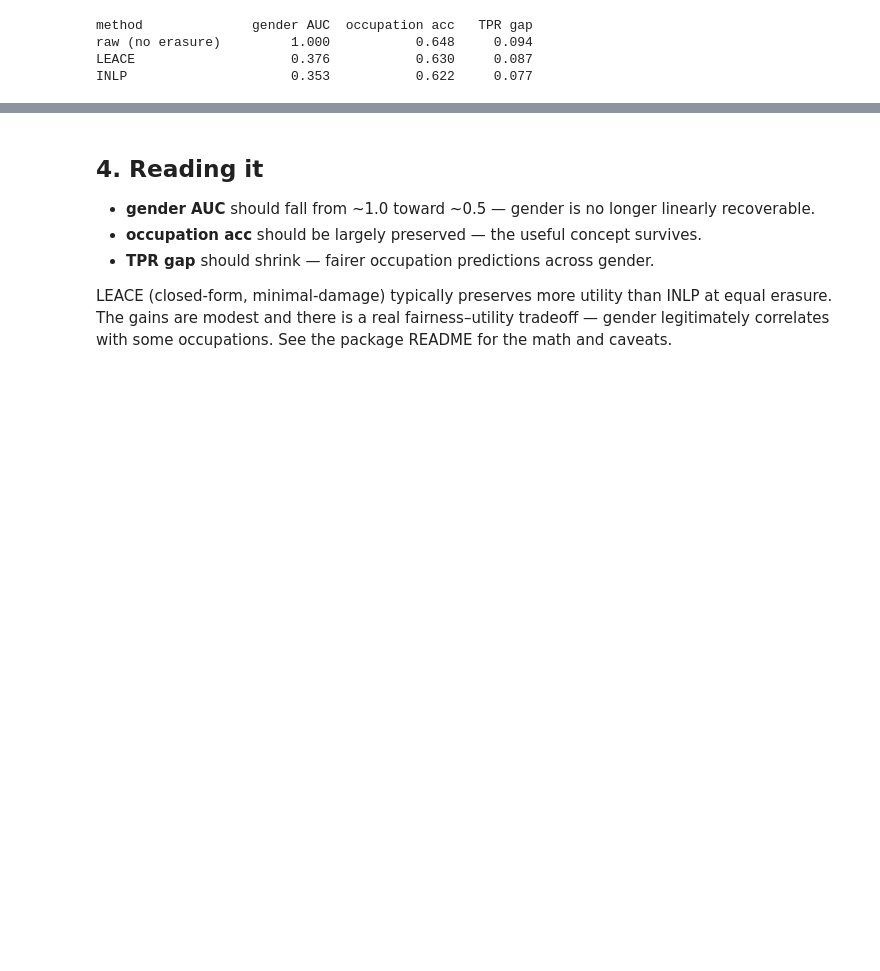
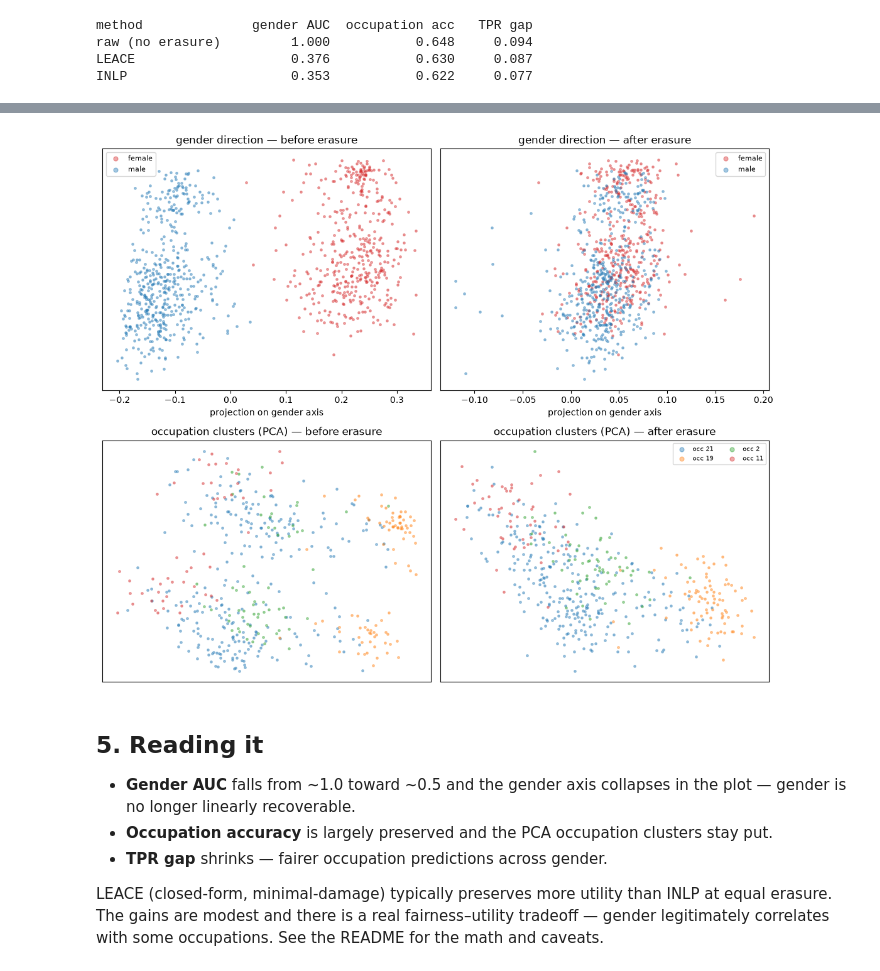
Before and after one commit to cowana-ai/jevu, a Jupyter notebook: examples/bias_in_bios.ipynb, the cells around one changed output, grey strips where cells are left out. Cells and saved outputs as stored; diff of their text form; code cells hidden in the pictures; blank space fills up the shorter version.

```diff
--- a/examples/bias_in_bios.ipynb
+++ b/examples/bias_in_bios.ipynb
@@ -120,15 +120,18 @@ def occ_metrics(Xtr_, Xte_):
 results = []
 acc, gap = occ_metrics(X[tr], X[te])
 results.append(('raw (no erasure)', concept_auc(X, female_true), acc, gap))
-for name, Eraser in [('LEACE', LeaceEraser), ('INLP', InlpEraser)]:
-    er = Eraser().fit(X[tr], jev_female[tr])           # erase using JEV labels (label-free method)
-    Xd = er.transform(X)                               # apply the learned transform to all rows
+scrubbed = {}
+for name, method in [('LEACE', 'leace'), ('INLP', 'inlp')]:
+    scr = ConceptScrubber(method=method)
+    scr.fit(embeddings=X[tr], labels=jev_female[tr])   # erase using JEV labels (label-free)
+    Xd = scr.transform(embeddings=X)                   # apply to all rows
+    scrubbed[name] = Xd
     acc, gap = occ_metrics(Xd[tr], Xd[te])
     results.append((name, concept_auc(Xd, female_true), acc, gap))
 
 print(f"{'method':<18}{'gender AUC':>12}{'occupation acc':>16}{'TPR gap':>10}")
-for name, auc, acc, gap in results:
-    print(f"{name:<18}{auc:>12.3f}{acc:>16.3f}{gap:>10.3f}")
+for n, a, ac, gp in results:
+    print(f"{n:<18}{a:>12.3f}{ac:>16.3f}{gp:>10.3f}")
 # %% [output]
 method              gender AUC  occupation acc   TPR gap
 raw (no erasure)         1.000           0.648     0.094
@@ -137,10 +146,40 @@ INLP                     0.353           0.622     0.077
+# %%
+X_before, X_after = X, scrubbed['LEACE']
+
+# gender axis = direction a probe uses to read gender; vertical axis = 1st PC (for spread)
+u = LogisticRegression(max_iter=2000).fit(X_before, female_true).coef_[0]; u = u / np.linalg.norm(u)
+pc1 = PCA(n_components=1, random_state=SEED).fit_transform(X_before)[:, 0]
+pca2 = PCA(n_components=2, random_state=SEED).fit(X_before)           # fit once -> comparable axes
+PB, PA = pca2.transform(X_before), pca2.transform(X_after)
+vals, counts = np.unique(prof, return_counts=True); top = vals[np.argsort(-counts)[:4]]
+
+fig, ax = plt.subplots(2, 2, figsize=(11, 9))
+for col, (M, ttl) in enumerate([(X_before, 'before'), (X_after, 'after')]):
+    xg = M @ u
+    for gv, lab, c in [(1, 'female', 'tab:red'), (0, 'male', 'tab:blue')]:
+        m = female_true == gv
+        ax[0, col].scatter(xg[m], pc1[m], s=6, alpha=0.4, c=c, label=lab)
+    ax[0, col].set_title(f'gender direction — {ttl} erasure')
+    ax[0, col].set_xlabel('projection on gender axis'); ax[0, col].set_yticks([])
+    ax[0, col].legend(markerscale=2, fontsize=8)
+for col, (P, ttl) in enumerate([(PB, 'before'), (PA, 'after')]):
+    for t in top:
+        m = prof == t
+        ax[1, col].scatter(P[m, 0], P[m, 1], s=6, alpha=0.4, label=f'occ {t}')
+    ax[1, col].set_title(f'occupation clusters (PCA) — {ttl} erasure')
+    ax[1, col].set_xticks([]); ax[1, col].set_yticks([])
+ax[1, 1].legend(fontsize=7, markerscale=2, ncol=2)
+plt.tight_layout(); plt.show()
+# %% [output]
+[figure, added]
 # %% [markdown]
-## 4. Reading it
+## 5. Reading it
 
-- **gender AUC** should fall from ~1.0 toward ~0.5 — gender is no longer linearly recoverable.
-- **occupation acc** should be largely preserved — the useful concept survives.
-- **TPR gap** should shrink — fairer occupation predictions across gender.
+- **Gender AUC** falls from ~1.0 toward ~0.5 and the gender axis collapses in the plot — gender is no
+  longer linearly recoverable.
+- **Occupation accuracy** is largely preserved and the PCA occupation clusters stay put.
+- **TPR gap** shrinks — fairer occupation predictions across gender.
 
 LEACE (closed-form, minimal-damage) typically preserves more utility than INLP at equal erasure.
 The gains are modest and there is a real fairness–utility tradeoff — gender legitimately correlates
-with some occupations. See the package README for the math and caveats.
+with some occupations. See the README for the math and caveats.
```
Also changed, not shown: parts of 7 cells of this notebook, 1 other file.
